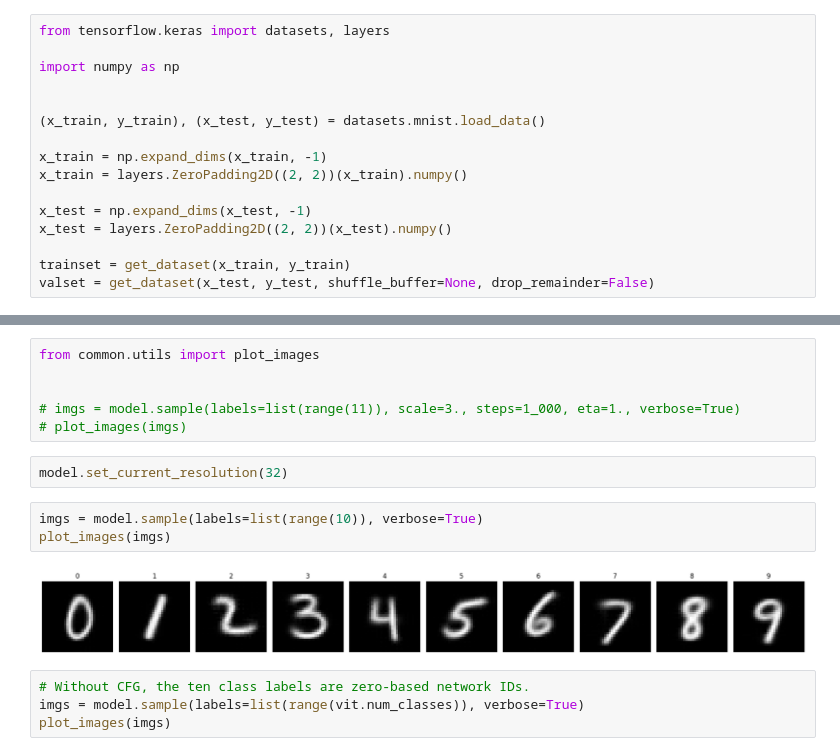
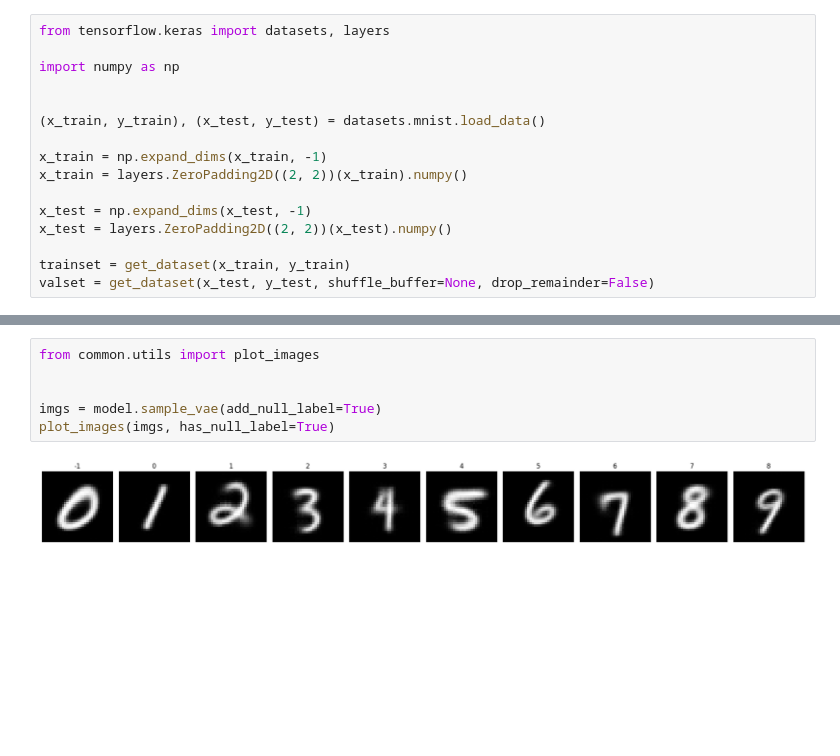
Before and after one commit to hosein-fanai/Continual-Learning-with-Diffusion-Vision-Transformers, a Jupyter notebook: notebooks/VAE U-DiT.ipynb, the cells around one changed output, grey strips where cells are left out. Drawn from its saved outputs; the diff is of its cells as text; blank space fills up the shorter version.

```diff
--- a/notebooks/VAE U-DiT.ipynb
+++ b/notebooks/VAE U-DiT.ipynb
@@ -234,20 +204,11 @@ model.evaluate(valset, network_name="raw")
 # %%
 from common.utils import plot_images
 
 
-# imgs = model.sample(labels=list(range(11)), scale=3., steps=1_000, eta=1., verbose=True)
-# plot_images(imgs)
+imgs = model.sample_vae(add_null_label=True)
+plot_images(imgs, has_null_label=True)
+# %% [output]
+[figure, added]
-# %%
-model.set_current_resolution(32)
-# %%
-imgs = model.sample(labels=list(range(10)), verbose=True)
-plot_images(imgs)
-# %% [output]
-[figure, removed]
-# %%
-# Without CFG, the ten class labels are zero-based network IDs.
-imgs = model.sample(labels=list(range(vit.num_classes)), verbose=True)
-plot_images(imgs)
 # %%
 from common.utils import plot_history
 
```
Also changed, not shown: parts of 19 cells of this notebook, 1 other file.
